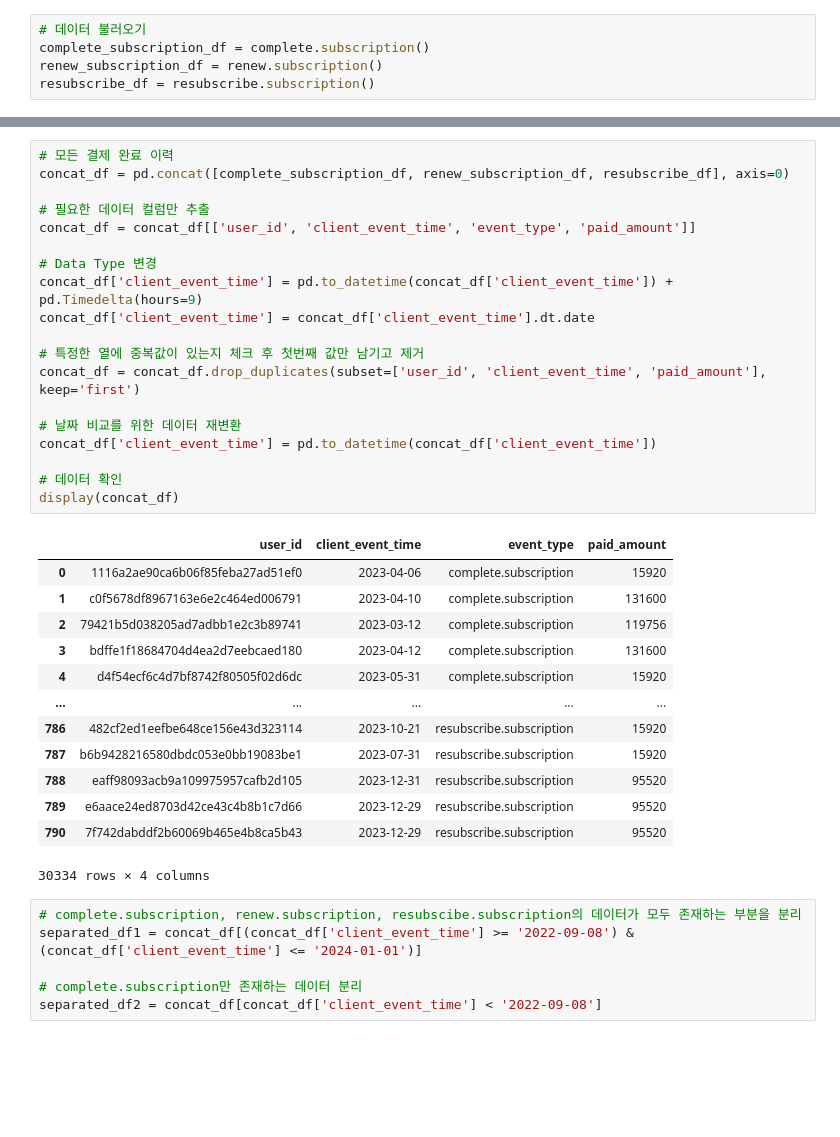
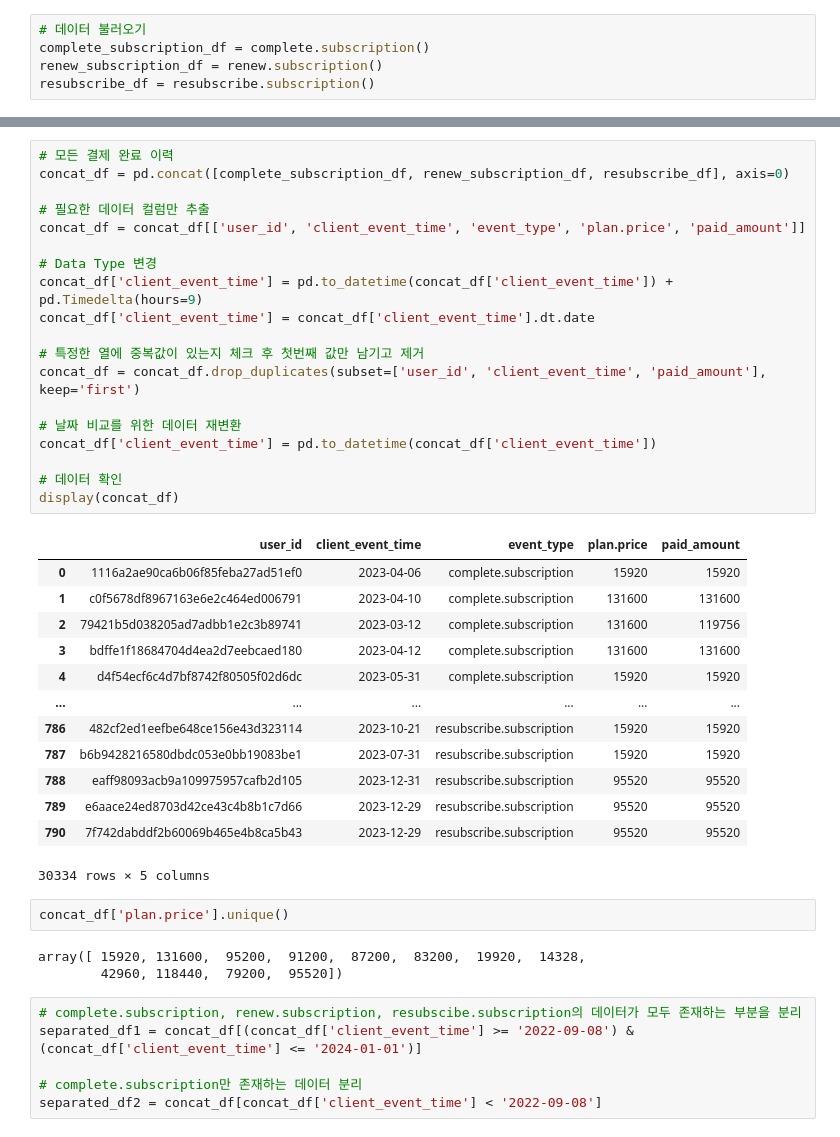
Before and after one commit to saeraniren/intermediate_project, a Jupyter notebook: lwc_main.ipynb, the cells around one changed output, grey strips where cells are left out. Drawn from its saved outputs; the diff is of its cells as text; blank space fills up the shorter version.

```diff
--- a/lwc_main.ipynb
+++ b/lwc_main.ipynb
@@ -674,36 +140,41 @@ def groupby(data):
 # %%
 # 모든 결제 완료 이력
 concat_df = pd.concat([complete_subscription_df, renew_subscription_df, resubscribe_df], axis=0)
 
 # 필요한 데이터 컬럼만 추출
-concat_df = concat_df[['user_id', 'client_event_time', 'event_type', 'paid_amount']]
+concat_df = concat_df[['user_id', 'client_event_time', 'event_type', 'plan.price', 'paid_amount']]
 
 # Data Type 변경
 concat_df['client_event_time'] = pd.to_datetime(concat_df['client_event_time']) + pd.Timedelta(hours=9)
 concat_df['client_event_time'] = concat_df['client_event_time'].dt.date
 
 # 특정한 열에 중복값이 있는지 체크 후 첫번째 값만 남기고 제거
 concat_df = concat_df.drop_duplicates(subset=['user_id', 'client_event_time', 'paid_amount'], keep='first')
 
 # 날짜 비교를 위한 데이터 재변환
 concat_df['client_event_time'] = pd.to_datetime(concat_df['client_event_time'])
 
 # 데이터 확인
 display(concat_df)
 # %% [output]
-|  | user_id | client_event_time | event_type | paid_amount |
-| 0 | 1116a2ae90ca6b06f85feba27ad51ef0 | 2023-04-06 | complete.subscription | 15920 |
-| 1 | c0f5678df8967163e6e2c464ed006791 | 2023-04-10 | complete.subscription | 131600 |
-| 2 | 79421b5d038205ad7adbb1e2c3b89741 | 2023-03-12 | complete.subscription | 119756 |
-| 3 | bdffe1f18684704d4ea2d7eebcaed180 | 2023-04-12 | complete.subscription | 131600 |
-| 4 | d4f54ecf6c4d7bf8742f80505f02d6dc | 2023-05-31 | complete.subscription | 15920 |
-| ... | ... | ... | ... | ... |
-| 786 | 482cf2ed1eefbe648ce156e43d323114 | 2023-10-21 | resubscribe.subscription | 15920 |
-| 787 | b6b9428216580dbdc053e0bb19083be1 | 2023-07-31 | resubscribe.subscription | 15920 |
-| 788 | eaff98093acb9a109975957cafb2d105 | 2023-12-31 | resubscribe.subscription | 95520 |
-| 789 | e6aace24ed8703d42ce43c4b8b1c7d66 | 2023-12-29 | resubscribe.subscription | 95520 |
-| 790 | 7f742dabddf2b60069b465e4b8ca5b43 | 2023-12-29 | resubscribe.subscription | 95520 |
+|  | user_id | client_event_time | event_type | plan.price | paid_amount |
+| 0 | 1116a2ae90ca6b06f85feba27ad51ef0 | 2023-04-06 | complete.subscription | 15920 | 15920 |
+| 1 | c0f5678df8967163e6e2c464ed006791 | 2023-04-10 | complete.subscription | 131600 | 131600 |
+| 2 | 79421b5d038205ad7adbb1e2c3b89741 | 2023-03-12 | complete.subscription | 131600 | 119756 |
+| 3 | bdffe1f18684704d4ea2d7eebcaed180 | 2023-04-12 | complete.subscription | 131600 | 131600 |
+| 4 | d4f54ecf6c4d7bf8742f80505f02d6dc | 2023-05-31 | complete.subscription | 15920 | 15920 |
+| ... | ... | ... | ... | ... | ... |
+| 786 | 482cf2ed1eefbe648ce156e43d323114 | 2023-10-21 | resubscribe.subscription | 15920 | 15920 |
+| 787 | b6b9428216580dbdc053e0bb19083be1 | 2023-07-31 | resubscribe.subscription | 15920 | 15920 |
+| 788 | eaff98093acb9a109975957cafb2d105 | 2023-12-31 | resubscribe.subscription | 95520 | 95520 |
+| 789 | e6aace24ed8703d42ce43c4b8b1c7d66 | 2023-12-29 | resubscribe.subscription | 95520 | 95520 |
+| 790 | 7f742dabddf2b60069b465e4b8ca5b43 | 2023-12-29 | resubscribe.subscription | 95520 | 95520 |
-30334 rows × 4 columns
+30334 rows × 5 columns
+# %%
+concat_df['plan.price'].unique()
+# %% [output]
+array([ 15920, 131600,  95200,  91200,  87200,  83200,  19920,  14328,
+        42960, 118440,  79200,  95520])
 # %%
 # complete.subscription, renew.subscription, resubscibe.subscription의 데이터가 모두 존재하는 부분을 분리
 separated_df1 = concat_df[(concat_df['client_event_time'] >= '2022-09-08') & (concat_df['client_event_time'] <= '2024-01-01')]
```
Also changed, not shown: parts of 87 cells of this notebook.
